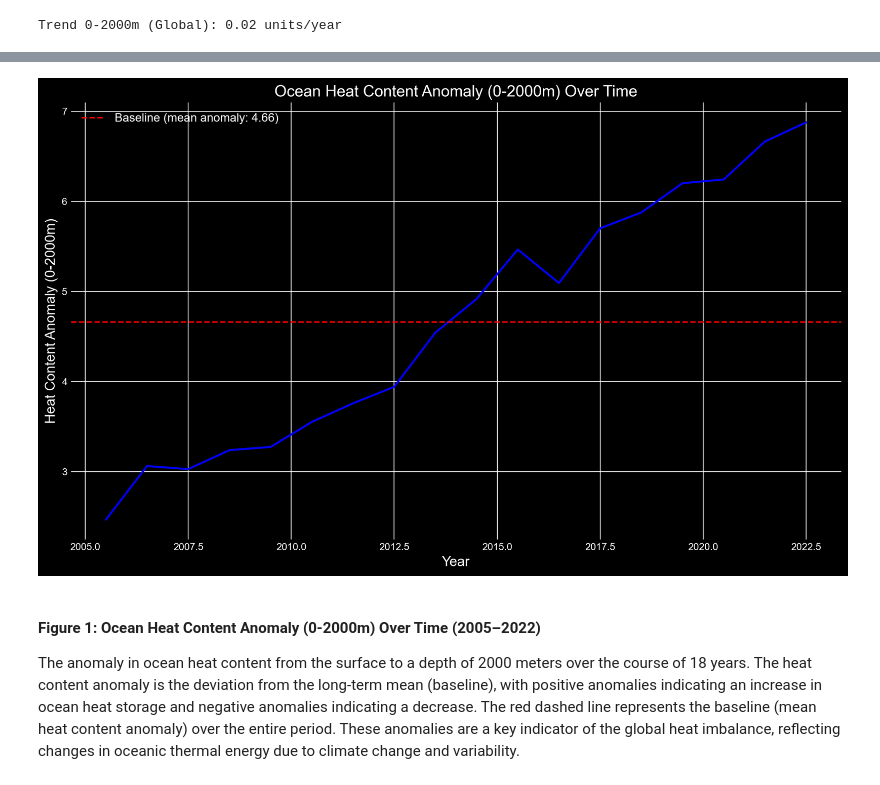
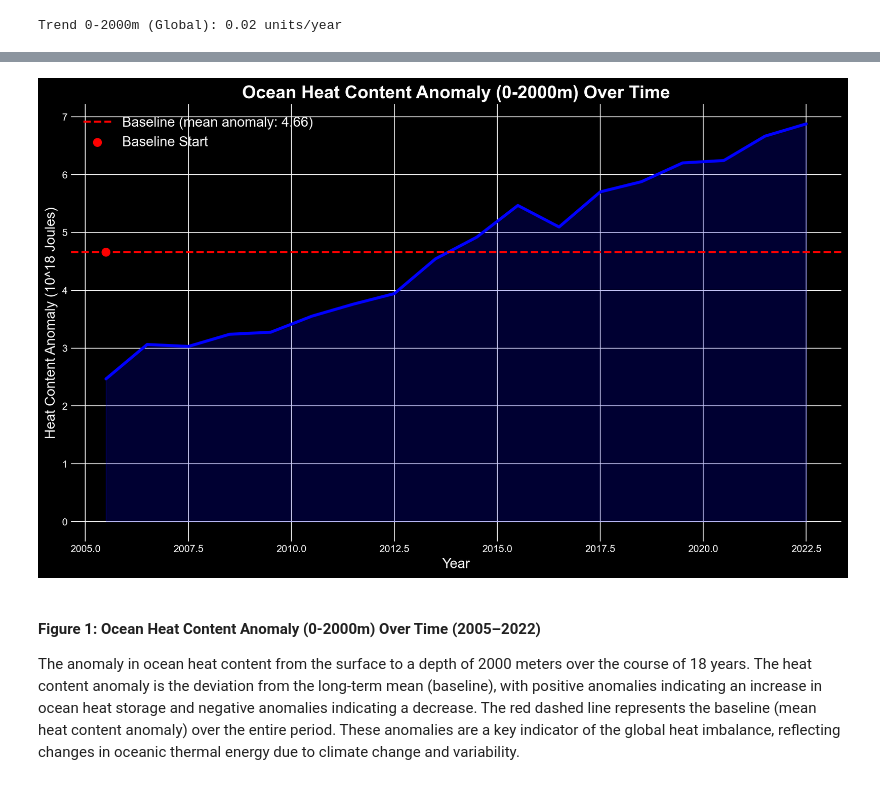
Before and after one commit to ees-climate-fall24/UnitProjectPszczolkowski1, a Jupyter notebook: notebooks/UnitProject.ipynb, the cells around one changed output, grey strips where cells are left out. Cells and saved outputs as stored; diff of their text form; code cells hidden in the pictures.

```diff
--- a/notebooks/UnitProject.ipynb
+++ b/notebooks/UnitProject.ipynb
@@ -104,6 +122,6 @@ Indian Ocean Trend: 0.02 units/year
 # %%
-time_values = heat_content_0_2000['time'].values
-time_as_years = 1955 + (time_values - time_values[0]) / 12
+heat_content_avg = heat_content_0_2000['h18_hc'].mean(dim=['lat', 'lon', 'depth'])
+time_as_years = 1955 + (heat_content_0_2000['time'] / 12)
 heat_content_avg_values = heat_content_avg.values
 # %%
 heat_content_0_2000_var = heat_content_0_2000['h18_hc']
@@ -110,20 +148,18 @@ heat_content_0_2000_var = heat_content_0_2000['h18_hc']
 # %%
-heat_content_avg = heat_content_0_2000['h18_hc'].mean(dim=['lat', 'lon', 'depth'])
-time_as_years = 1955 + (heat_content_0_2000['time'] / 12)
-heat_content_avg_values = heat_content_avg.values
-
 plt.figure(figsize=(14, 8))
-plt.plot(time_as_years, heat_content_avg_values, color='blue', linewidth=2)
+plt.plot(time_as_years, heat_content_avg_values, color='blue', linewidth=3)
+plt.fill_between(time_as_years, heat_content_avg_values, color='blue', alpha=0.2)
 baseline_value = np.mean(heat_content_avg_values)
-plt.axhline(y=baseline_value, color='red', linestyle='--', label=f'Baseline (mean anomaly: {baseline_value:.2f})')
+plt.axhline(y=baseline_value, color='red', linestyle='--', linewidth=2, label=f'Baseline (mean anomaly: {baseline_value:.2f})')
+plt.scatter(time_as_years[0], baseline_value, color='red', zorder=5, s=100, edgecolor='black', label='Baseline Start', marker='o')
 plt.xlabel("Year", fontsize=14)
-plt.ylabel("Heat Content Anomaly (0-2000m)", fontsize=14)
-plt.title("Ocean Heat Content Anomaly (0-2000m) Over Time", fontsize=16)
+plt.ylabel("Heat Content Anomaly (10^18 Joules)", fontsize=14)
+plt.title("Ocean Heat Content Anomaly (0-2000m) Over Time", fontsize=18, fontweight='bold')
 plt.grid(True)
-plt.legend(loc="upper left", fontsize=12)
+plt.legend(loc="upper left", fontsize=14)
 plt.show()
 # %% [output]
-[figure, old version]
+[figure, new version]
 # %% [markdown]
 #### Figure 1: Ocean Heat Content Anomaly (0-2000m) Over Time (2005–2022)
 The anomaly in ocean heat content from the surface to a depth of 2000 meters over the course of 18 years. The heat content anomaly is the deviation from the long-term mean (baseline), with positive anomalies indicating an increase in ocean heat storage and negative anomalies indicating a decrease. The red dashed line represents the baseline (mean heat content anomaly) over the entire period. These anomalies are a key indicator of the global heat imbalance, reflecting changes in oceanic thermal energy due to climate change and variability.
```
Also changed, not shown: parts of 62 cells of this notebook.
